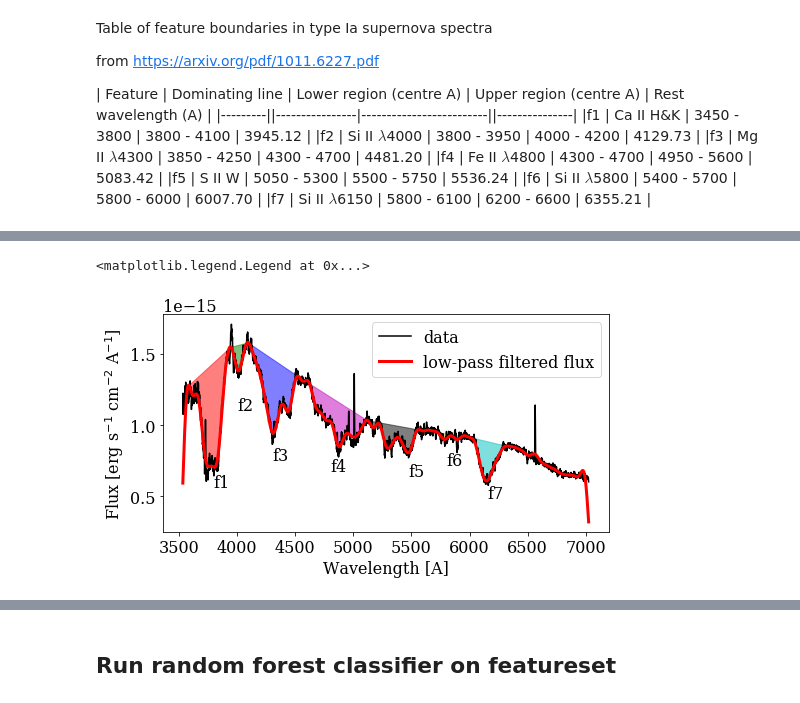
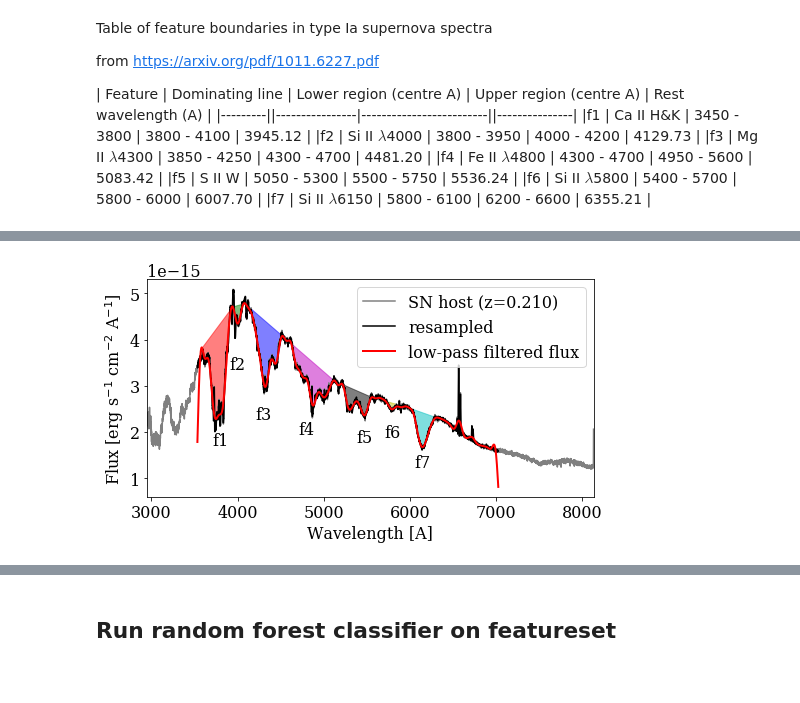
Before and after one commit to DESI-UR/outlier_detection, a Jupyter notebook: notebooks/Type_Ia_Spectral_Analysis_pEW.ipynb, the cells around one changed output, grey strips where cells are left out. Cells and saved outputs as stored; diff of their text form; code cells hidden in the pictures.

```diff
--- a/notebooks/Type_Ia_Spectral_Analysis_pEW.ipynb
+++ b/notebooks/Type_Ia_Spectral_Analysis_pEW.ipynb
@@ -144,9 +145,10 @@ spec_table.sort('ID')
 # %% [markdown]
 ## Plot some of the dataset
 # %%
+nplots = 5
 SN_fluxes = {}
 
-for specid in set(spec_table['ID']):
+for specid in list(set(spec_table['ID']))[:nplots]:
 
     # Get the galaxy + SN host pair
     specs  = spec_table[spec_table['ID'] == specid]
@@ -160,16 +162,15 @@ for specid in set(spec_table['ID']):
     # Save the SN-only flux
     SN_fluxes[specid] = [sn_wave, sn_flux]
 # %%
-nplots = 5
-
 fig, axes = plt.subplots(nplots,3, figsize=(15, nplots*2),
                          sharex=True, sharey='row')
 
-n = 99
-for i, sn_host in enumerate(sn_host_table[n:n+nplots]):
+n = 0
+for i, spec_id in enumerate(SN_fluxes):
 
-    spec_id = sn_host['ID']
-    galaxy = galaxy_table[galaxy_table['ID'] == spec_id][0]
+
+    sn_host = sn_host_table[sn_host_table['ID'] == spec_id][0]
+    galaxy  = galaxy_table[galaxy_table['ID'] == spec_id][0]
 
     gal_label="%s\nz=%.3f\nm=%.2f" % (galaxy['OBJTYPE'], galaxy['REDSHIFT'], galaxy['MAG'])
     axes[i,0].plot(galaxy['WAVE'], galaxy['FLUX'], label=gal_label)
@@ -186,6 +187,6 @@ for i, sn_host in enumerate(sn_host_table[n:n+nplots]):
 
 fig.tight_layout(h_pad=0, w_pad=0)
 
-# plt.savefig('../plots/galaxies_with_sn_distscaled.png',
+# plt.savefig('../plots/galaxies_with_veryfaint_snia.png',
 #             format='png', dpi=300, bbox_inches='tight')
 # %% [output]
@@ -332,45 +333,59 @@ array([[193],
 # %%
-spectrum = sn_host_table[203]
-# spectrum = galaxy_table[203]
+spectrum = sn_host_table[201]
+# spectrum = galaxy_table[174]
 
 fig, ax = plt.subplots(1,1, figsize=(8,4))
 flux = spectrum['RESAMPLED_FLUX']
 continuum = spectrum['CONTINUUM_FLUX']
 residual  = flux - continuum
 
-ax.plot(global_wavelength_grid, flux, color='k', label='data')
+ax.plot(spectrum['WAVE'], spectrum['FLUX'], color='gray',
+        label='SN host (z=%.3f)' % spectrum['REDSHIFT'])
+ax.plot(global_wavelength_grid, flux, color='k', label='resampled')
 # ax.plot(global_wavelength_grid, continuum, color='r')
 # ax.plot(global_wavelength_grid, residual, color='b')
 # ax.axhline(0, ls='--', color='k')
 
 colors = 'rgbmkyc'
 
 for i, fn in enumerate(features):
     feature = features[fn]
 
 #     ax.axvline(feature[0], ls='-', lw=2,
 #                color=colors[i], label=featurenames[fn])
 
     feature_box, lpf = get_feature_box(feature, spectrum)
     feature_wave, feature_flux, pseudo_continuum = feature_box
     feature_cut = ((global_wavelength_grid > feature_wave[0]) &
                     (global_wavelength_grid < feature_wave[-1]))
 
-    middle = np.argmin(lpf[feature_cut])
-    ax.text(feature[0], 0.8*feature_flux[middle-1], fn)
+    if fn == 'f1' or fn == 'f2':
+        labelheight = .8*(np.min(feature_flux) - 1e-17)
+    else:
+        labelheight = .8*(np.min(feature_flux) - 1e-17)
+
+    ax.text(feature[0], labelheight, fn,
+           ha='center', va='center')
 
 #     ax.axvspan(feature_wave[0], feature_wave[-1],
 #                 alpha=0.25, color=colors[i])
     ax.fill_between(feature_wave, pseudo_continuum, feature_flux,
                    color=colors[i], alpha=0.5)
+
 ax.plot(global_wavelength_grid, lpf, color='r',
-        lw=3, label='low-pass filtered flux')
+        lw=2, label='low-pass filtered flux')
 
 ax.set(xlabel='Wavelength [A]',
-       ylabel=r'Flux [erg s$^{-1}$ cm$^{-2}$ A$^{-1}$]')
+       ylabel=r'Flux [erg s$^{-1}$ cm$^{-2}$ A$^{-1}$]',
+       xlim=[np.min(spectrum['WAVE']), np.max(spectrum['WAVE'])]
+      )
 # ax.legend(loc='center', bbox_to_anchor=[1.2,.5])
 ax.legend(loc='upper right')
+
+savedir = '/Users/ryanrubenzahl/Library/Ryan/College/Senior Thesis/'
+savedir += 'thesis/Figures/'
+# plt.savefig(savedir + 'snhost_example_featureset.pdf',
+#             format='pdf', dpi=300, bbox_inches='tight')
 # %% [output]
-<matplotlib.legend.Legend at 0x...>
-[figure, old version]
+[figure, new version]
 # %%
```
Also changed, not shown: parts of 4 cells of this notebook, 12 other files.
